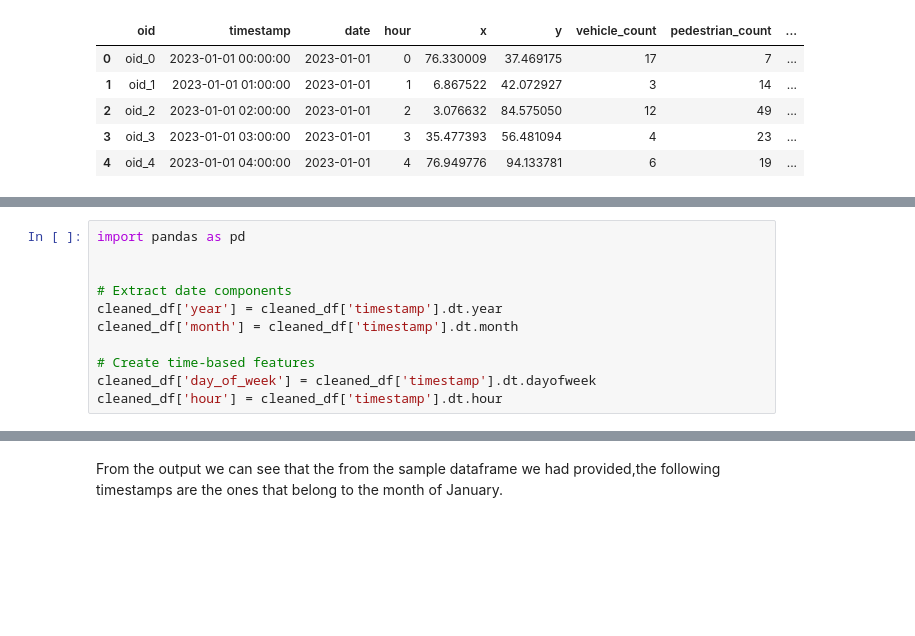
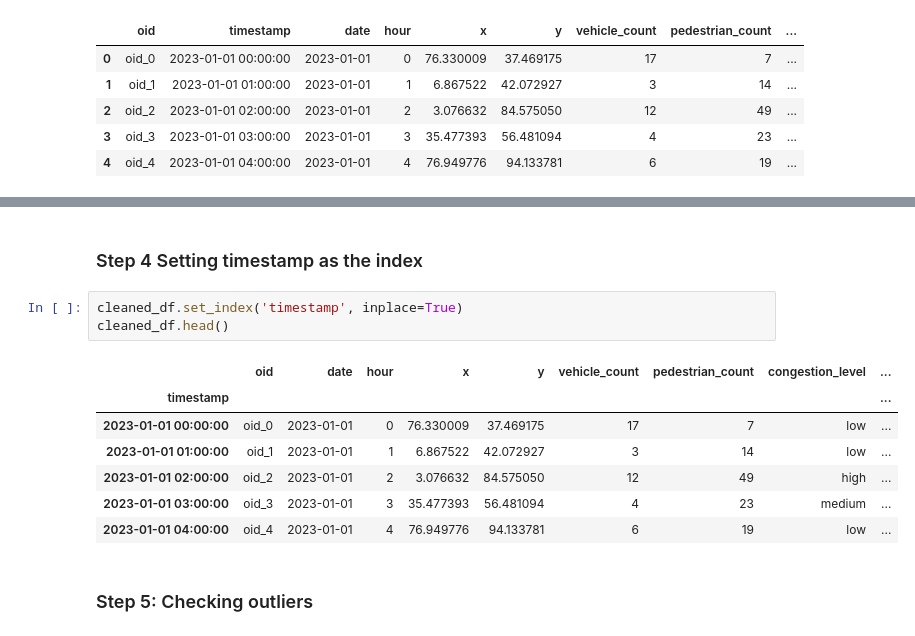
Before and after one commit to Kamaukaguru/Traffic-analysis-project, a Jupyter notebook: Index.ipynb, the cells around one changed output, grey strips where cells are left out. Saved outputs shown, nothing was run; the diff lists cells and outputs as text; blank space fills up the shorter version.

Commit message:
Update Index.ipynb
Updated the notebook

```diff
--- a/Index.ipynb
+++ b/Index.ipynb
@@ -147,11 +225,0 @@ Below we will go ahead and breakdown timestamps:
-# %%
-import pandas as pd
-
-
-# Extract date components
-cleaned_df['year'] = cleaned_df['timestamp'].dt.year
-cleaned_df['month'] = cleaned_df['timestamp'].dt.month
-
-# Create time-based features
-cleaned_df['day_of_week'] = cleaned_df['timestamp'].dt.dayofweek
-cleaned_df['hour'] = cleaned_df['timestamp'].dt.hour
@@ -198,2 +226,15 @@ print(january_data)
-# %% [markdown]
-From the output we can see that the from the sample dataframe we had provided,the following timestamps are the ones that belong to the month of January.
+# %% [markdown]
+### Step 4 Setting timestamp as the index
+# %%
+cleaned_df.set_index('timestamp', inplace=True)
+cleaned_df.head()
+# %% [output]
+|  | oid | date | hour | x | y | vehicle_count | pedestrian_count | congestion_level | ... |
+| timestamp |  |  |  |  |  |  |  |  | ... |
+| 2023-01-01 00:00:00 | oid_0 | 2023-01-01 | 0 | 76.330009 | 37.469175 | 17 | 7 | low | ... |
+| 2023-01-01 01:00:00 | oid_1 | 2023-01-01 | 1 | 6.867522 | 42.072927 | 3 | 14 | low | ... |
+| 2023-01-01 02:00:00 | oid_2 | 2023-01-01 | 2 | 3.076632 | 84.575050 | 12 | 49 | high | ... |
+| 2023-01-01 03:00:00 | oid_3 | 2023-01-01 | 3 | 35.477393 | 56.481094 | 4 | 23 | medium | ... |
+| 2023-01-01 04:00:00 | oid_4 | 2023-01-01 | 4 | 76.949776 | 94.133781 | 6 | 19 | low | ... |
+# %% [markdown]
+### Step 5: Checking outliers
```
Also changed, not shown: parts of 17 cells of this notebook.
